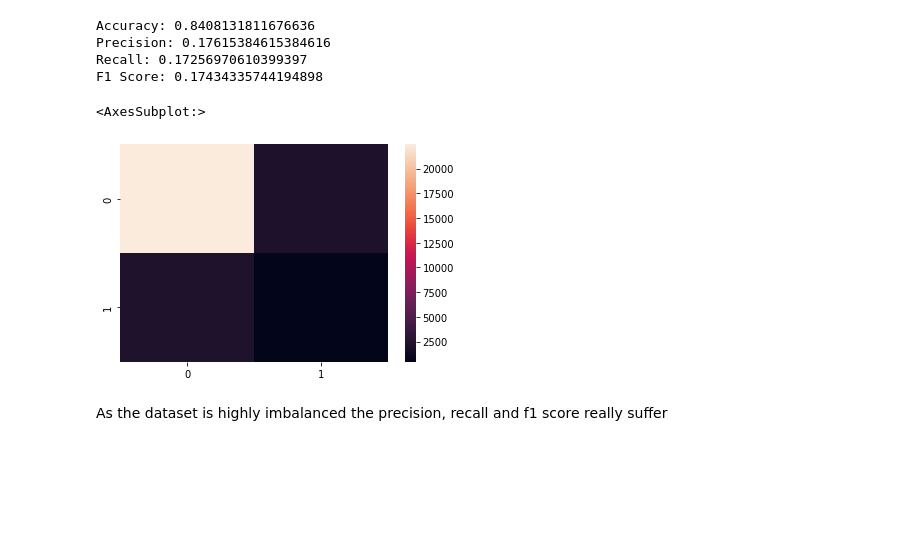
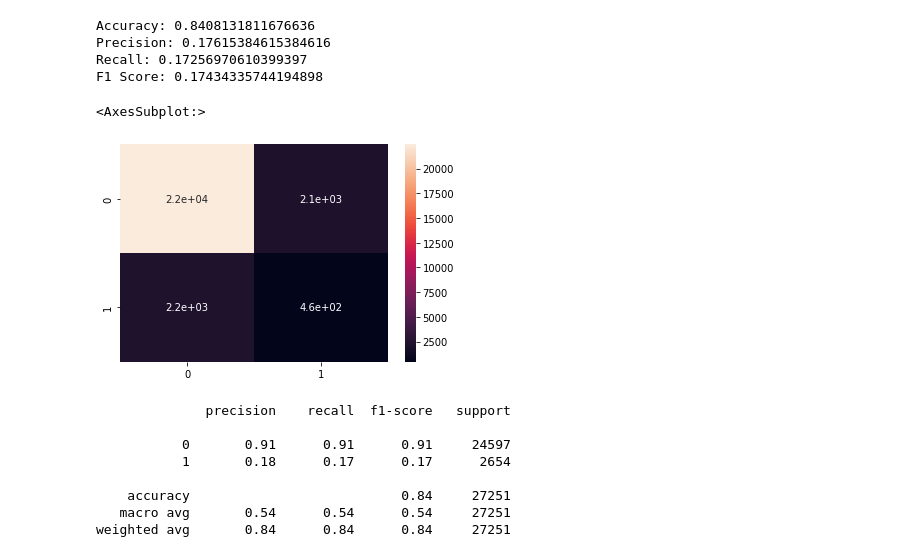
Before and after one commit to HarshitKmr10/IOSD_ML_Task, a Jupyter notebook: iosd-svm-task.ipynb, the cells around one changed output. Saved outputs shown, nothing was run; the diff lists cells and outputs as text; code cells hidden in the pictures; blank space fills up the shorter version.

```diff
--- a/iosd-svm-task.ipynb
+++ b/iosd-svm-task.ipynb
@@ -219,9 +253,18 @@ Precision: 0.17615384615384616
 Recall: 0.17256970610399397
 F1 Score: 0.17434335744194898
 # %%
-sns.heatmap(confusion_matrix(y_test,y_pred))
+sns.heatmap(confusion_matrix(y_test,y_pred),annot = True)
 # %% [output]
 <AxesSubplot:>
-[figure, old version]
+[figure, new version]
-# %% [markdown]
-As the dataset is highly imbalanced the precision, recall and f1 score really suffer
+# %%
+print(classification_report(y_test,y_pred))
+# %% [output]
+              precision    recall  f1-score   support
+
+           0       0.91      0.91      0.91     24597
+           1       0.18      0.17      0.17      2654
+
+    accuracy                           0.84     27251
+   macro avg       0.54      0.54      0.54     27251
+weighted avg       0.84      0.84      0.84     27251
```
Also changed, not shown: parts of 10 cells of this notebook.
